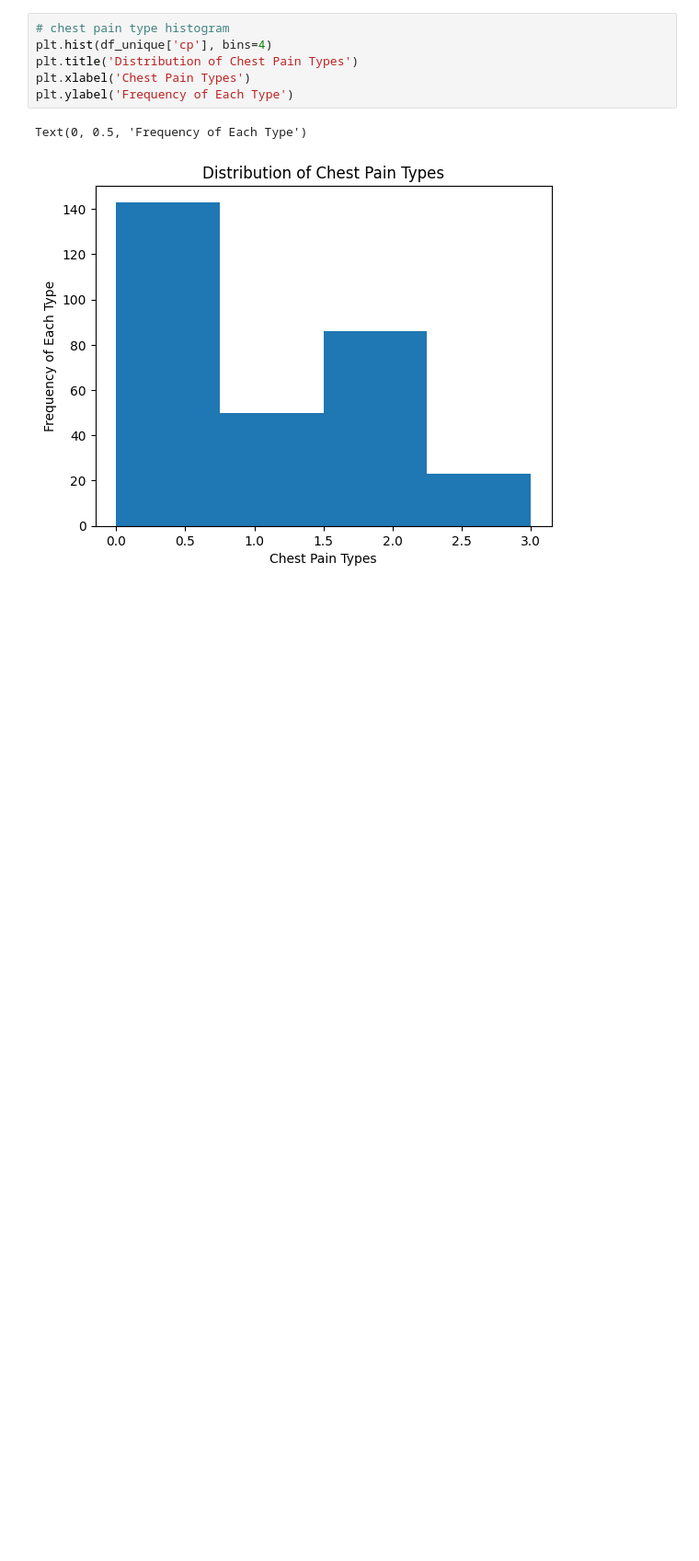
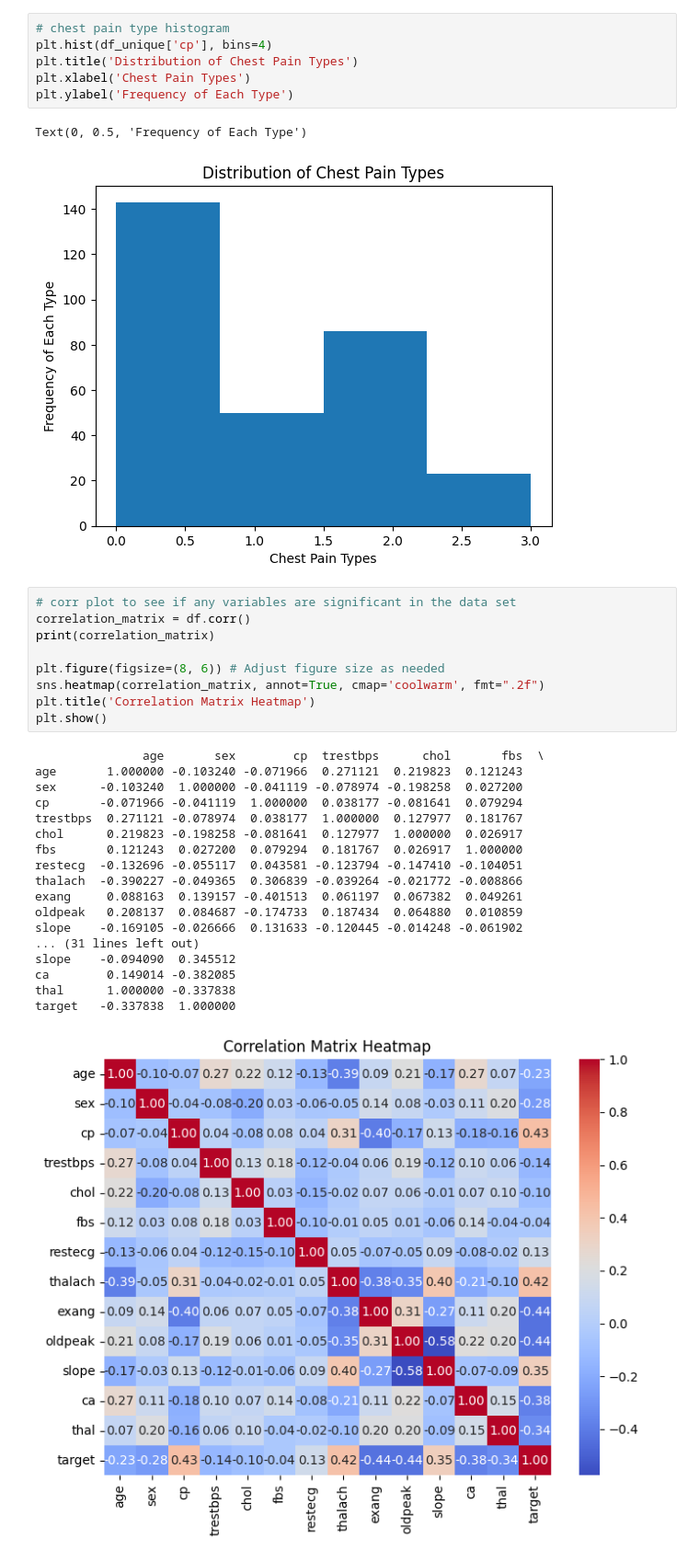
Before and after one commit to jtuffnell1902/Heart-Disease-Predictions, a Jupyter notebook: Heart Disease Prediction (Py).ipynb, the cells around one changed output. Shown at 92% size. Saved outputs shown, nothing was run; the diff lists cells and outputs as text; blank space fills up the shorter version.

```diff
--- a/Heart Disease Prediction (Py).ipynb
+++ b/Heart Disease Prediction (Py).ipynb
@@ -98,6 +120,34 @@ plt.ylabel('Frequency of Each Type')
 # %% [output]
 Text(0, 0.5, 'Frequency of Each Type')
 [figure]
+# %%
+# corr plot to see if any variables are significant in the data set
+correlation_matrix = df.corr()
+print(correlation_matrix)
+
+plt.figure(figsize=(8, 6)) # Adjust figure size as needed
+sns.heatmap(correlation_matrix, annot=True, cmap='coolwarm', fmt=".2f")
+plt.title('Correlation Matrix Heatmap')
+plt.show()
+# %% [output]
+               age       sex        cp  trestbps      chol       fbs  \
+age       1.000000 -0.103240 -0.071966  0.271121  0.219823  0.121243
+sex      -0.103240  1.000000 -0.041119 -0.078974 -0.198258  0.027200
+cp       -0.071966 -0.041119  1.000000  0.038177 -0.081641  0.079294
+trestbps  0.271121 -0.078974  0.038177  1.000000  0.127977  0.181767
+chol      0.219823 -0.198258 -0.081641  0.127977  1.000000  0.026917
+fbs       0.121243  0.027200  0.079294  0.181767  0.026917  1.000000
+restecg  -0.132696 -0.055117  0.043581 -0.123794 -0.147410 -0.104051
+thalach  -0.390227 -0.049365  0.306839 -0.039264 -0.021772 -0.008866
+exang     0.088163  0.139157 -0.401513  0.061197  0.067382  0.049261
+oldpeak   0.208137  0.084687 -0.174733  0.187434  0.064880  0.010859
+slope    -0.169105 -0.026666  0.131633 -0.120445 -0.014248 -0.061902
+... (31 lines left out)
+slope    -0.094090  0.345512
+ca        0.149014 -0.382085
+thal      1.000000 -0.337838
+target   -0.337838  1.000000
+[figure, added]
 # %% [markdown]
 Key Takeaways from Visualization:
 - There is a variety of ages in our sample, youngest being 30 and the oldest high 70s, however the majority of our sample is 50+
```
Also changed, not shown: parts of 15 cells of this notebook.
